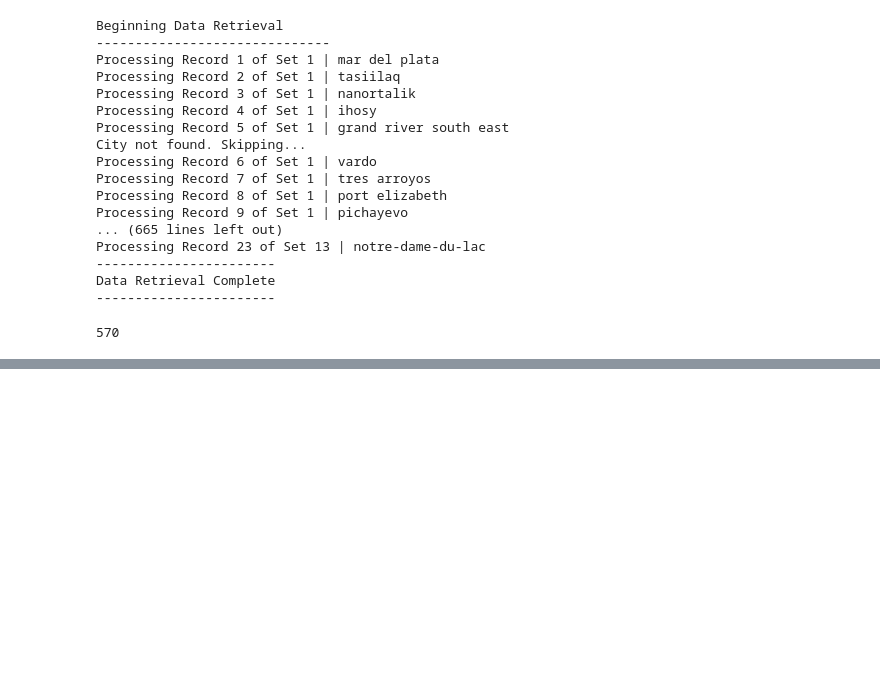
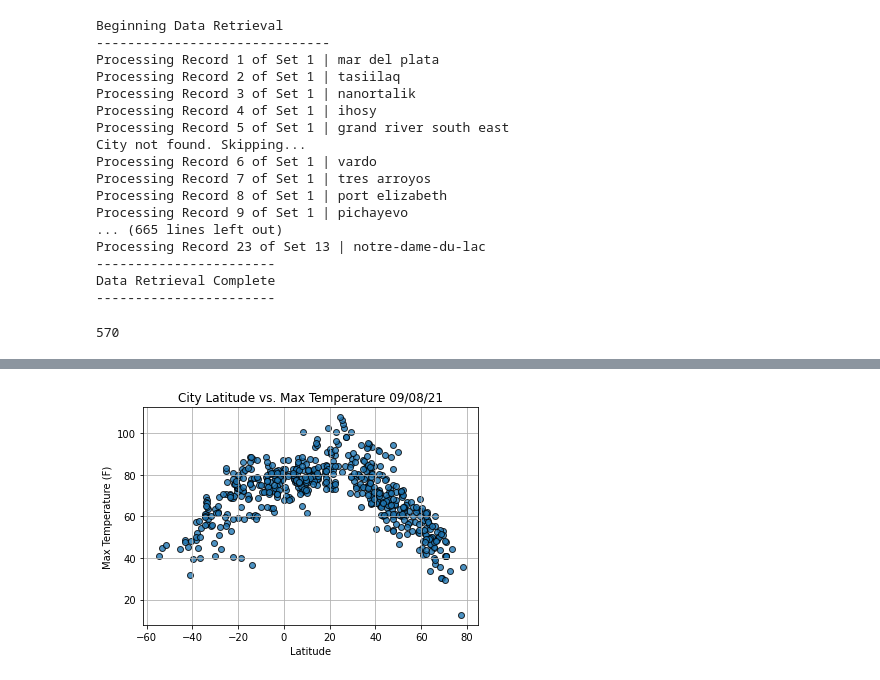
Before and after one commit to lbelnap20/World_Weather_Analysis, a Jupyter notebook: WeatherPy.ipynb, the cells around one changed output, grey strips where cells are left out. Saved outputs shown, nothing was run; the diff lists cells and outputs as text; code cells hidden in the pictures; blank space fills up the shorter version.

Commit message:
Adding scatter plots

```diff
--- a/WeatherPy.ipynb
+++ b/WeatherPy.ipynb
@@ -138,3 +139,28 @@ cityData_df.head(10)
 outputDataFile = "weatherData/cities.csv"
 #Export cityData into a CSV
 cityData_df.to_csv(outputDataFile, index_label = "City_ID")
+# %%
+# Extract relevant fields from the DataFrame for plotting.
+lats = cityData_df["Lat"]
+maxTemps = cityData_df["Max Temp"]
+humidity = cityData_df["Humidity"]
+cloudiness = cityData_df["Cloudiness"]
+windSpeed = cityData_df["Wind Speed"]
+# %%
+# Build the scatter plot for latitude vs. max temperature.
+plt.scatter(lats,
+            maxTemps,
+            edgecolor = "black", linewidths=1,
+            marker="o", alpha = 0.8, label = "Cities")
+
+# Incorporate the other graph properties.
+plt.title(f"City Latitude vs. Max Temperature "+time.strftime("%x"))
+plt.ylabel("Max Temperature (F)")
+plt.xlabel("Latitude")
+plt.grid(True)
+
+plt.savefig("weatherData/Fig1.png")
+
+plt.show()
+# %% [output]
+[figure, added]
```
Also changed, not shown: parts of 5 cells of this notebook, 6 other files.
